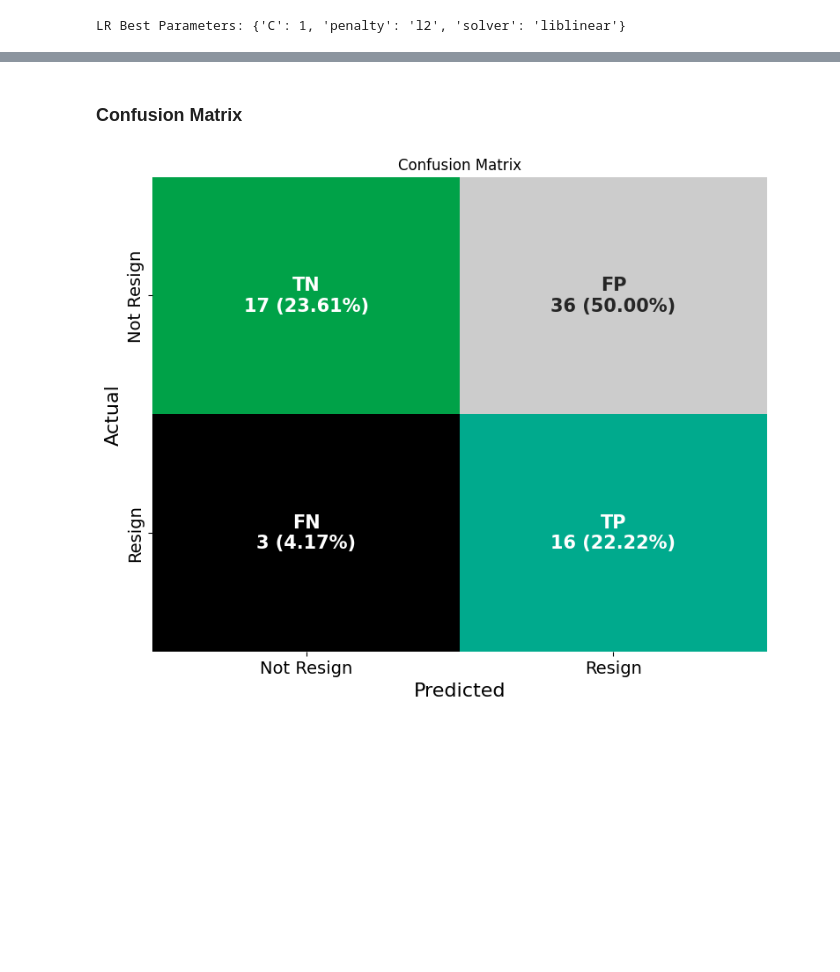
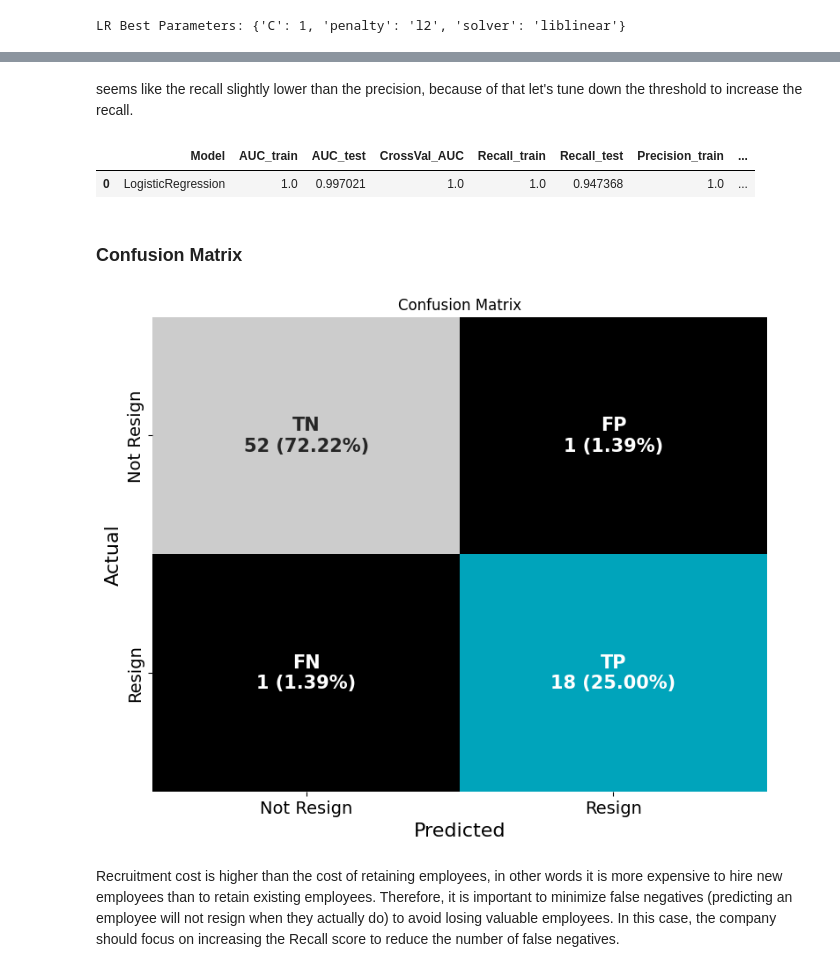
Before and after one commit to azaryasph/Improving-Employee-Retention-By-Predicting-Employee-Attrition-Using-Machine-Learning, a Jupyter notebook: notebook/predict_employee_attrition.ipynb, the cells around one changed output, grey strips where cells are left out. Saved outputs shown, nothing was run; the diff lists cells and outputs as text; code cells hidden in the pictures; blank space fills up the shorter version.

```diff
--- a/notebook/predict_employee_attrition.ipynb
+++ b/notebook/predict_employee_attrition.ipynb
@@ -301,11 +300,8 @@ def feat_eng(data):
     # Convert 'TanggalLahir to datetime format
     data['TanggalLahir'] = pd.to_datetime(data['TanggalLahir'])
 
-    # Define year now
-    year_now = datetime.now().year
-
     # Calculate age from 'TanggalLahir'
-    data['Age'] = year_now - data['TanggalLahir'].dt.year
+    data['Age'] = 2020 - data['TanggalLahir'].dt.year
 
     # Group Age column to create a new column 'AgeGroup'
     bin_age = [
@@ -940,8 +936,12 @@ data_proc['HiringPlatform'] = data_proc['HiringPlatform'].replace(to_replace, 'O
 
 prsnt_year = datetime.now().year
 data_proc['EmploymentTenure'] = np.where(data_proc['ResignYear'].isna(),
-                                         prsnt_year - data_proc['HiringYear'],
+                                         2020 - data_proc['HiringYear'],
                                          data_proc['ResignYear'] - data_proc['HiringYear'])
+
+# Drop invalid values where the employment tenure is negative
+# This means the Resign Date is before the Hiring Date
+data_proc = data_proc[data_proc['EmploymentTenure'] >= 0]
 
 # Because there's missing values on some features,
 # so I need to fill the missing values first for each train test before creating some new features
@@ -1550,5 +1604,6 @@ plt.show()
 # %%
-lr_coef = lr_hr_tuned.coef_[0]
+lr_hr.fit(X_train_over, y_train_over)
+lr_coef = lr_hr.coef_[0]
 
 # Create a DataFrame of the feature importance
 coef_df = pd.DataFrame({
@@ -1573,0 +1627,21 @@ Various Feature Engineering have been done but the model still overfit, as we ca
+# %%
+lr_hr.fit(X_train_over, y_train_over)
+lr_coef = lr_hr.coef_[0]
+
+# Create a DataFrame of the feature importance
+coef_df = pd.DataFrame({
+    'Feature': X_train_over.columns,
+    'Coefficient': lr_coef
+})
+
+# Sort the DataFrame by the absolute value of the coefficients
+coef_df = coef_df.sort_values('Coefficient', ascending=False)
+
+# Plot the feature importance
+plt.figure(figsize=(10, 6))
+
+sns.barplot(x='Coefficient', y='Feature', data=coef_df, color='b')
+
+plt.title('Feature Importance for Logistic Regression', fontdict=fdbold, pad=20, loc='left')
+
+plt.show()
@@ -1574,3 +1670,12 @@ Various Feature Engineering have been done but the model still overfit, as we ca
+# %% [markdown]
+seems like the recall slightly lower than the precision, because of that let's tune down the threshold to increase the recall.
+# %%
+score_final = train_eval_model(lr_hr, X_train_over, y_train_over, X_test_ohe, y_test, 0.3)
+
+display(score_final)
+# %% [output]
+|  | Model | AUC_train | AUC_test | CrossVal_AUC | Recall_train | Recall_test | Precision_train | ... |
+| 0 | LogisticRegression | 1.0 | 0.997021 | 1.0 | 1.0 | 0.947368 | 1.0 | ... |
 # %% [markdown]
 ### Confusion Matrix
 # %%
@@ -1605,32 +1710,34 @@ def plot_confusion_matrix(model, X_test, y_test, threshold):
                        ['FN', 'TP']])
 
     # Create labels with the percentage values
     labels = (np.asarray(["{0}\n{1} ({2:.2%})".format(label, value, percentage)
                               for label, value, percentage in zip(labels.flatten(), cm.flatten(), cm_perc.flatten())])
                  ).reshape(2,2)
 
     # Create a heatmap of the confusion matrix
     plt.figure(figsize=(9, 7))
     sns.heatmap(
         cm,
         annot=labels,
         fmt='',
         cmap='nipy_spectral',
         cbar=False,
         annot_kws={'size': 15, 'weight': 'bold'},
         # linewidths=0.5,
         linecolor='black',
         xticklabels=['Not Resign', 'Resign'],
         yticklabels=['Not Resign', 'Resign']
 
     )
     plt.xticks(fontsize=14)
     plt.yticks(fontsize=14)
     plt.xlabel('Predicted', fontsize=16)
     plt.ylabel('Actual', fontsize=16)
     plt.title('Confusion Matrix')
     plt.show()
 
-plot_confusion_matrix(rf_tuned, X_test_new, y_test, 0.35)
+plot_confusion_matrix(lr_hr, X_test_ohe, y_test, 0.3)
 # %% [output]
-[figure, old version]
+[figure, new version]
+# %% [markdown]
+Recruitment cost is higher than the cost of retaining employees, in other words it is more expensive to hire new employees than to retain existing employees. Therefore, it is important to minimize false negatives (predicting an employee will not resign when they actually do) to avoid losing valuable employees. In this case, the company should focus on increasing the Recall score to reduce the number of false negatives.
```
Also changed, not shown: parts of 24 cells of this notebook.
